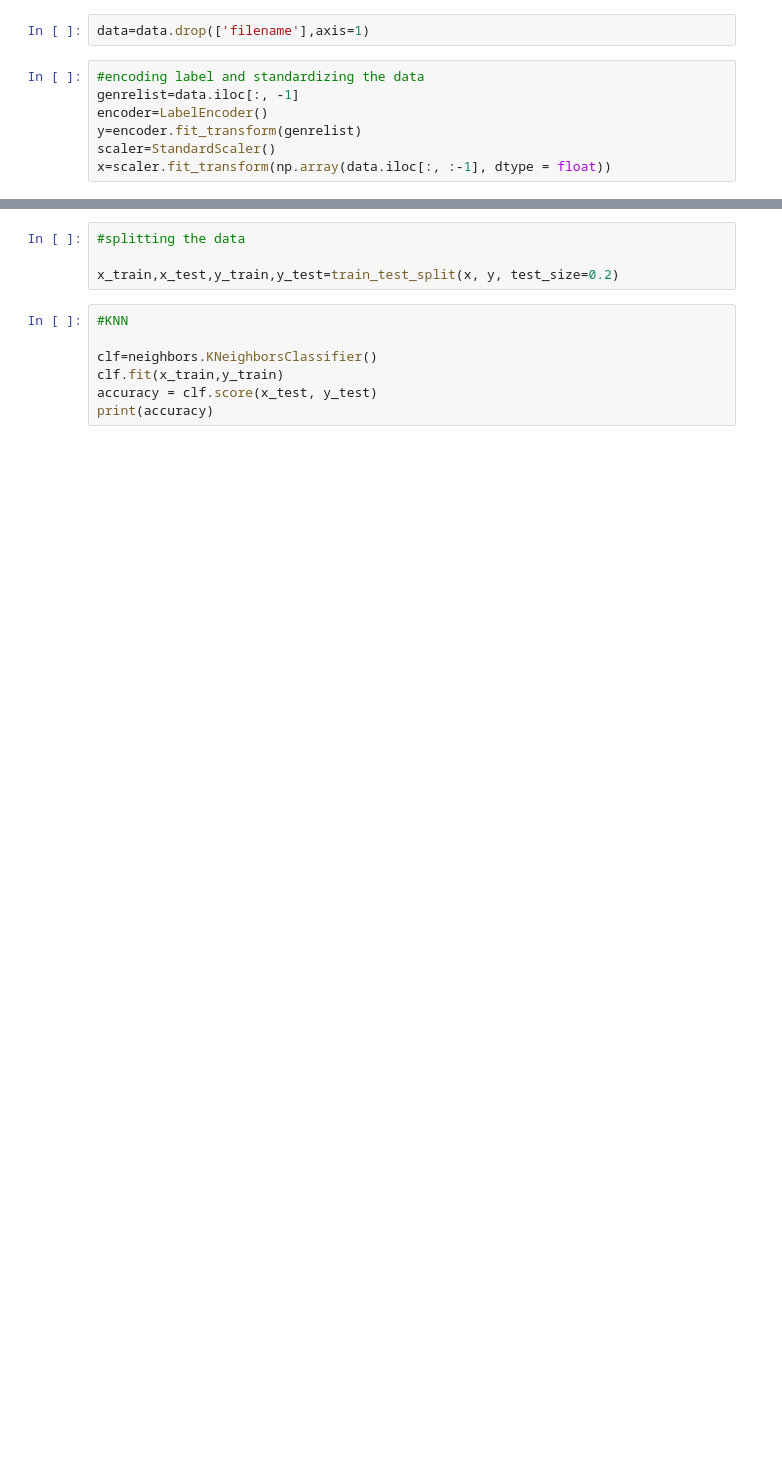
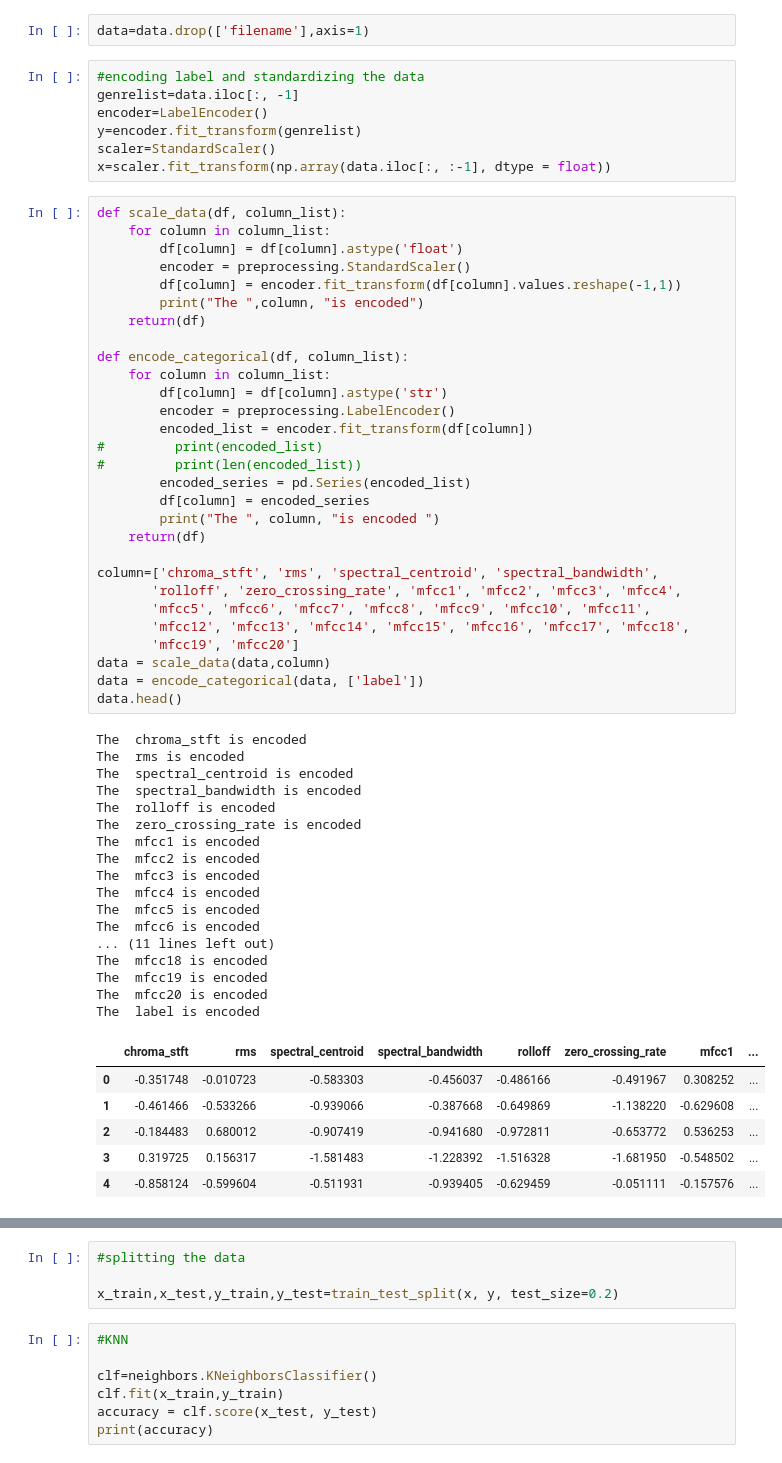
Before and after one commit to shreekanthsenthil/Genre-Classification, a Jupyter notebook: Genre Classification.ipynb, the cells around one changed output, grey strips where cells are left out. Drawn from its saved outputs; the diff is of its cells as text; blank space fills up the shorter version.

```diff
--- a/Genre Classification.ipynb
+++ b/Genre Classification.ipynb
@@ -88,3 +76,56 @@ encoder=LabelEncoder()
 y=encoder.fit_transform(genrelist)
 scaler=StandardScaler()
 x=scaler.fit_transform(np.array(data.iloc[:, :-1], dtype = float))
+# %%
+def scale_data(df, column_list):
+    for column in column_list:
+        df[column] = df[column].astype('float')
+        encoder = preprocessing.StandardScaler()
+        df[column] = encoder.fit_transform(df[column].values.reshape(-1,1))
+        print("The ",column, "is encoded")
+    return(df)
+
+def encode_categorical(df, column_list):
+    for column in column_list:
+        df[column] = df[column].astype('str')
+        encoder = preprocessing.LabelEncoder()
+        encoded_list = encoder.fit_transform(df[column])
+#         print(encoded_list)
+#         print(len(encoded_list))
+        encoded_series = pd.Series(encoded_list)
+        df[column] = encoded_series
+        print("The ", column, "is encoded ")
+    return(df)
+
+column=['chroma_stft', 'rms', 'spectral_centroid', 'spectral_bandwidth',
+       'rolloff', 'zero_crossing_rate', 'mfcc1', 'mfcc2', 'mfcc3', 'mfcc4',
+       'mfcc5', 'mfcc6', 'mfcc7', 'mfcc8', 'mfcc9', 'mfcc10', 'mfcc11',
+       'mfcc12', 'mfcc13', 'mfcc14', 'mfcc15', 'mfcc16', 'mfcc17', 'mfcc18',
+       'mfcc19', 'mfcc20']
+data = scale_data(data,column)
+data = encode_categorical(data, ['label'])
+data.head()
+# %% [output]
+The  chroma_stft is encoded
+The  rms is encoded
+The  spectral_centroid is encoded
+The  spectral_bandwidth is encoded
+The  rolloff is encoded
+The  zero_crossing_rate is encoded
+The  mfcc1 is encoded
+The  mfcc2 is encoded
+The  mfcc3 is encoded
+The  mfcc4 is encoded
+The  mfcc5 is encoded
+The  mfcc6 is encoded
+... (11 lines left out)
+The  mfcc18 is encoded
+The  mfcc19 is encoded
+The  mfcc20 is encoded
+The  label is encoded
+|  | chroma_stft | rms | spectral_centroid | spectral_bandwidth | rolloff | zero_crossing_rate | mfcc1 | ... |
+| 0 | -0.351748 | -0.010723 | -0.583303 | -0.456037 | -0.486166 | -0.491967 | 0.308252 | ... |
+| 1 | -0.461466 | -0.533266 | -0.939066 | -0.387668 | -0.649869 | -1.138220 | -0.629608 | ... |
+| 2 | -0.184483 | 0.680012 | -0.907419 | -0.941680 | -0.972811 | -0.653772 | 0.536253 | ... |
+| 3 | 0.319725 | 0.156317 | -1.581483 | -1.228392 | -1.516328 | -1.681950 | -0.548502 | ... |
+| 4 | -0.858124 | -0.599604 | -0.511931 | -0.939405 | -0.629459 | -0.051111 | -0.157576 | ... |
```
Also changed, not shown: parts of 7 cells of this notebook.
